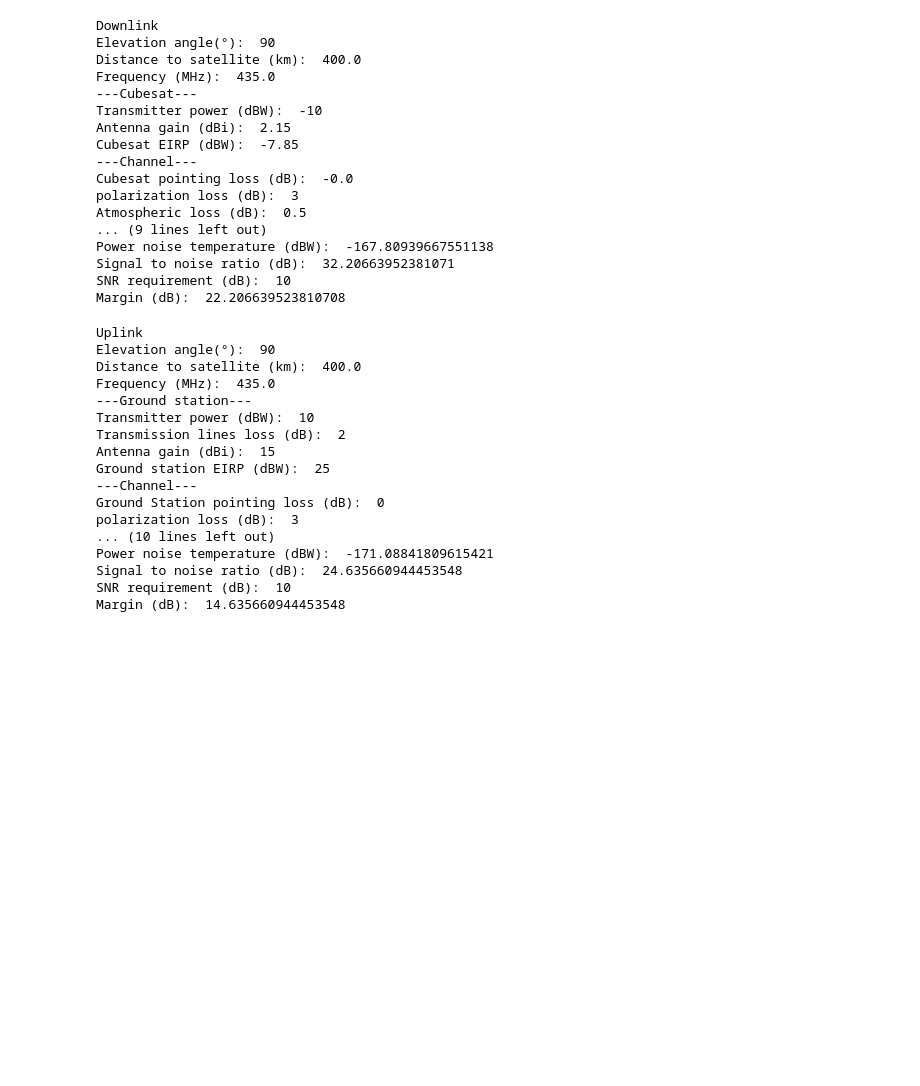
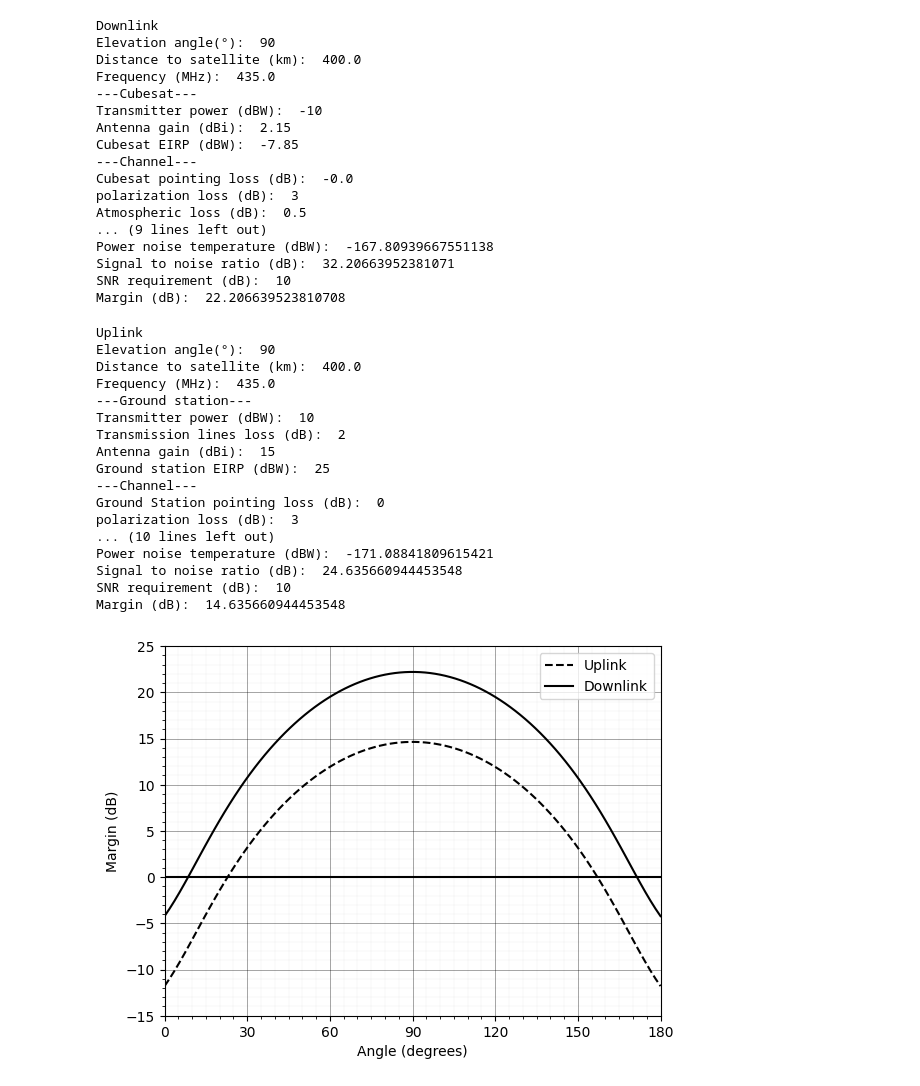
Before and after one commit to Jakob-S-99/Cubesat-public-code, a Jupyter notebook: Link_Analysis.ipynb, the cells around one changed output. Saved outputs shown, nothing was run; the diff lists cells and outputs as text; code cells hidden in the pictures; blank space fills up the shorter version.

Commit message:
Added margin plot

```diff
--- a/Link_Analysis.ipynb
+++ b/Link_Analysis.ipynb
@@ -163,3 +163,69 @@ Power noise temperature (dBW):  -171.08841809615421
 Signal to noise ratio (dB):  24.635660944453548
 SNR requirement (dB):  10
 Margin (dB):  14.635660944453548
+# %%
+from matplotlib import pyplot as plt
+
+
+def calculate_margin(angle,link_type = 'up', degrees=False):
+    if degrees : angle = np.deg2rad(angle)
+    d = calculate_distance_to_satellite(angle, True)
+    if link_type == 'up':
+        fspl = free_space_path_loss(Uplink_frequency, d)
+        iso_pwr = isotropic_received_power(EIRP_cubesat, fspl, polarization_loss, Uplink_atmospheric_loss, Ground_station_pointing_loss)
+        cube_pointing_loss = (calculate_depiontning_loss(angle, True)-2.15)*-1
+        received_power = iso_pwr - cube_pointing_loss + Cubesat_antenna_gain - Cubesat_line_loss
+        return received_power - noise_power(Effective_noise_temperature_cube, bandwidth) - EB_NO_req
+    else:
+        fspl = free_space_path_loss(Downlink_frequency, d)
+        iso_pwr = isotropic_received_power(EIRP_cubesat, fspl, polarization_loss, Downlink_atmospheric_loss, -1*(calculate_depiontning_loss(angle, True)-2.15))
+        received_power = iso_pwr - Ground_station_pointing_loss + Ground_station_antenna_gain - Ground_station_line_loss
+        return received_power - noise_power(Effective_noise_temperature_gs, bandwidth) - EB_NO_req
+
+# Generate angles
+angles = np.linspace(0, 180, 100)
+
+# Calculate margins
+uplink_margin = calculate_margin(angles, 'up')
+downlink_margin = calculate_margin(angles, 'down')
+
+# Set the desired plot range
+x_range = (0, 180)
+y_range = (-15, 25)
+
+# Create the plot
+plt.plot(angles, uplink_margin, label='Uplink', color='black', linestyle='--')
+plt.plot(angles, downlink_margin, label='Downlink', color='black', linestyle='-')
+plt.legend()
+
+# Set x-axis and y-axis labels
+plt.xlabel('Angle (degrees)')
+plt.ylabel('Margin (dB)')
+
+# Set the plot range for the x-axis and y-axis
+plt.xlim(x_range)
+plt.ylim(y_range)
+
+# Create grid lines
+major_grid_dB = np.arange(np.floor(y_range[0] / 5) * 5, np.ceil(y_range[1] / 5) * 5 + 5, 5)
+minor_grid_dB = np.arange(np.floor(y_range[0]), np.ceil(y_range[1]) + 1, 1)
+major_grid_degrees = np.arange(0, 181, 30)  # Modified to have major ticks every 30 degrees
+minor_grid_degrees = np.arange(0, 180, 5)
+
+# Plot major grid lines
+plt.grid(visible=True, which='major', axis='both', linestyle='-', linewidth=0.5, color='black', alpha=0.5)
+plt.xticks(major_grid_degrees)
+plt.yticks(major_grid_dB)
+
+# Plot minor grid lines
+plt.grid(visible=True, which='minor', axis='both', linestyle='-', linewidth=0.25, color='black', alpha=0.1)
+plt.xticks(minor_grid_degrees, minor=True)
+plt.yticks(minor_grid_dB, minor=True)
+
+# Add bold line at y=0
+plt.axhline(0, color='black', linewidth=1.5)
+
+# Display the plot
+plt.show()
+# %% [output]
+[figure, added]
```
